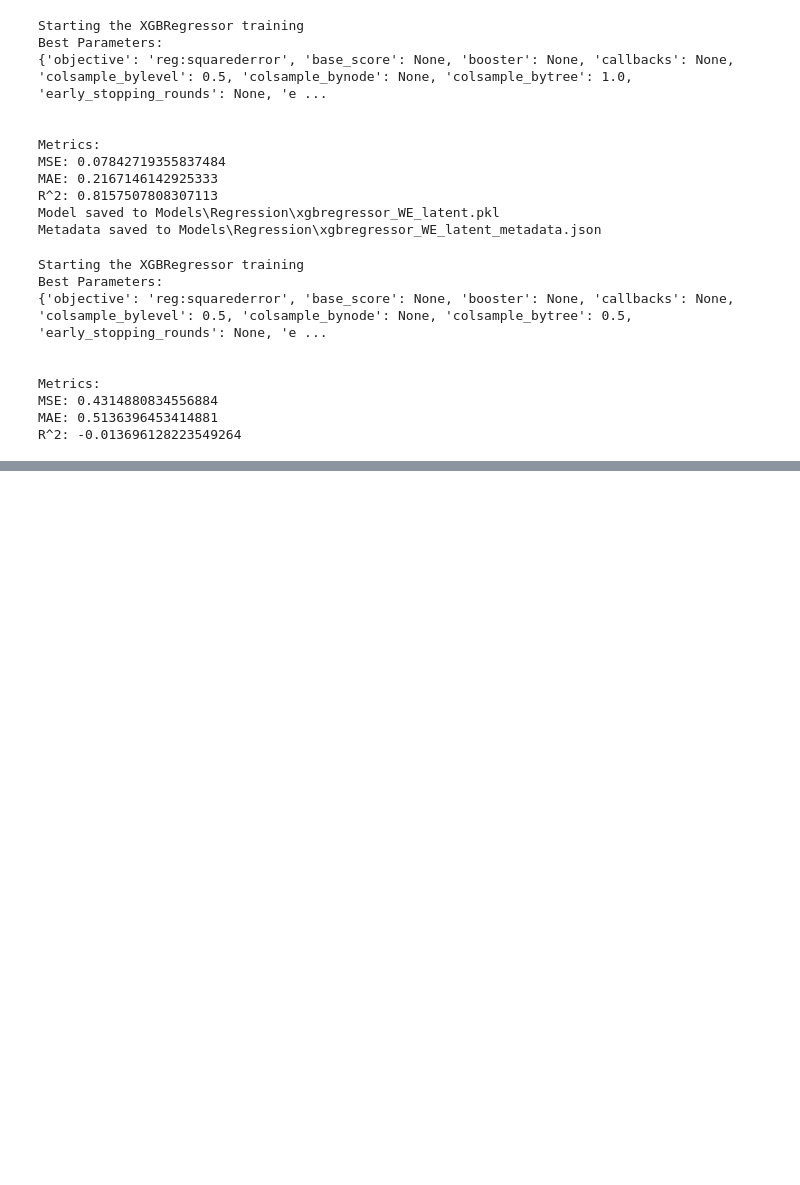
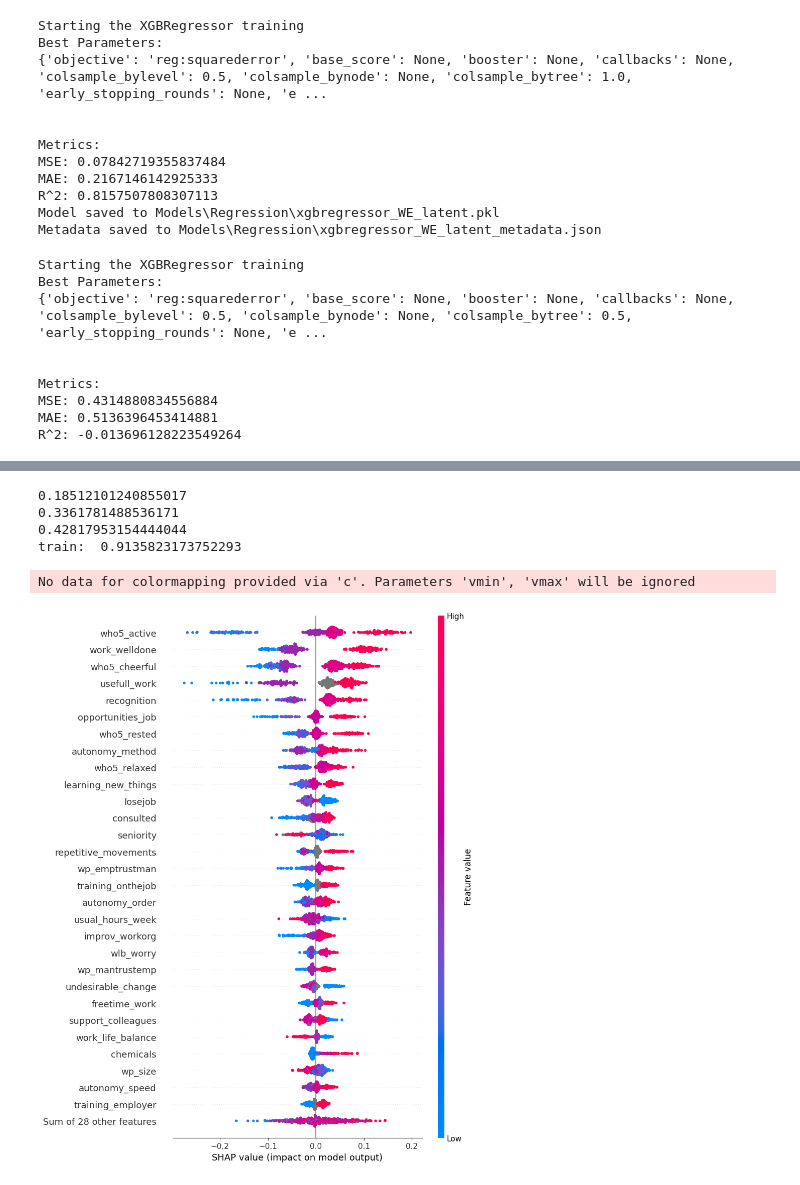
Before and after one commit to RiccardoImprota/Thesis-SEM-ML, a Jupyter notebook: Source/Regression/RegressorTesting.ipynb, the cells around one changed output, grey strips where cells are left out. Drawn from its saved outputs; the diff is of its cells as text; code cells hidden in the pictures; blank space fills up the shorter version.

```diff
--- a/Source/Regression/RegressorTesting.ipynb
+++ b/Source/Regression/RegressorTesting.ipynb
@@ -168,0 +107,11 @@ No data for colormapping provided via 'c'. Parameters 'vmin', 'vmax' will be ign
+# %%
+df = pd.read_csv("data\\processed\\factordatasets\\CFAObservedf.csv")
+df.drop(columns=['ID', 'SurveyCombination_M1','SurveyCombination_M2', 'Country', 'age','gender_recoded'], inplace=True)
+
+train_df, test_df = model_selection.train_test_split(
+                    df,
+                    test_size=0.3,
+                    random_state=42
+                )
+
+display(train_df)
@@ -168,0 +132,5 @@ No data for colormapping provided via 'c'. Parameters 'vmin', 'vmax' will be ign
+# %%
+X_train = train_df.drop(['WorkEngagement'], axis=1)
+y_train = train_df['WorkEngagement']
+X_test = test_df.drop(['WorkEngagement'], axis=1)
+y_test = test_df['WorkEngagement']
@@ -168,0 +183,28 @@ No data for colormapping provided via 'c'. Parameters 'vmin', 'vmax' will be ign
+# %%
+
+y_pred = model.predict(X_test)
+
+
+mse = mean_squared_error(y_test, y_pred)
+mae = mean_absolute_error(y_test, y_pred)
+r2 = r2_score(y_test, y_pred)
+
+y_train_pred = model.predict(X_train)
+train_r2 = r2_score(y_train, y_train_pred)
+print(mse)
+print(mae)
+print(r2)
+print('train: ',train_r2)
+
+explainer = shap.TreeExplainer(model)
+shap_values = explainer(X_test)
+# %% [output]
+0.18512101240855017
+0.3361781488536171
+0.42817953154444044
+train:  0.9135823173752293
+# %%
+shap.plots.beeswarm(shap_values, max_display=30)
+# %% [output]
+No data for colormapping provided via 'c'. Parameters 'vmin', 'vmax' will be ignored
+[figure, added]
```
Also changed, not shown: parts of 12 cells of this notebook, 2 other files.
